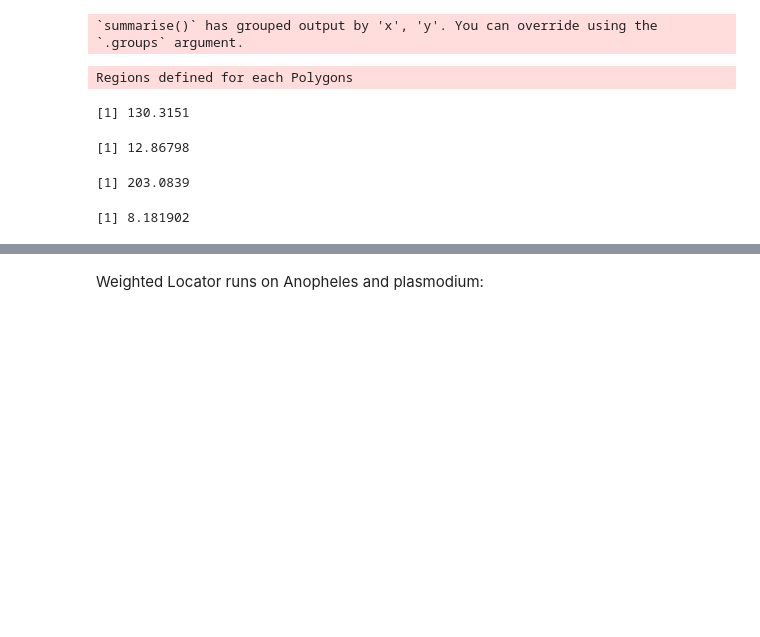
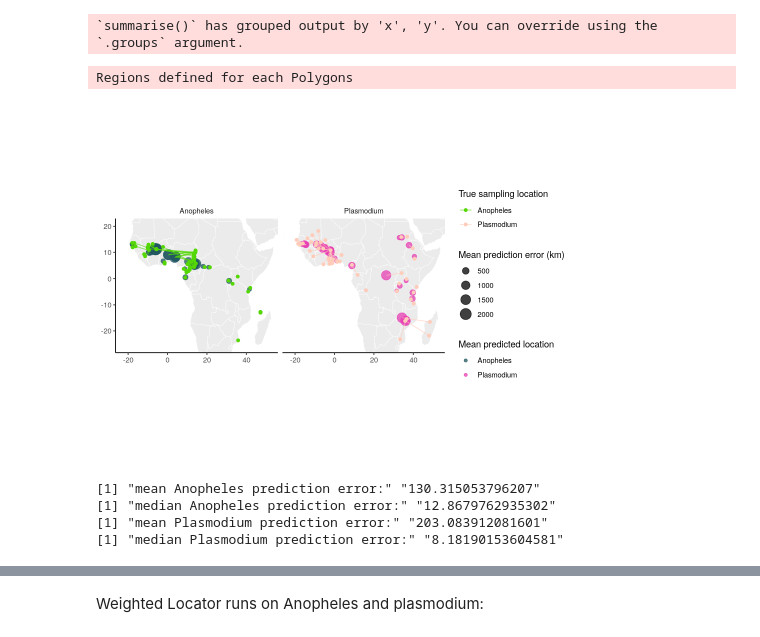
Before and after one commit to clararehmann/locator-residuals, a Jupyter notebook: figures.ipynb, the cells around one changed output, grey strips where cells are left out. Cells and saved outputs as stored; diff of their text form; code cells hidden in the pictures; blank space fills up the shorter version.

```diff
--- a/figures.ipynb
+++ b/figures.ipynb
@@ -87,25 +93,31 @@ mean <- colMeans(afgroup[,c('x','y','error','kd_x_mean','kd_y_mean')])
 
 summary <- rbind(summary, data.table(x=mean['x'], y=mean['y'], error=mean['error'], kd_x_mean=mean['kd_x_mean'], kd_y_mean=mean['kd_y_mean'], organism='anopheles'))
 # %%
-pred_plot <- ggplot()+theme_classic()+
+pred_plot <- ggplot()+theme_classic()+ labs(xlab='Longitude',ylab='Latitude',error='Mean prediction error') +
             # plot map
             coord_map(projection = "mollweide",
                    xlim=c(min(na.omit(c(summary$kd_x_mean,summary$x)))-2.5,
                           max(na.omit(c(summary$kd_x_mean,summary$x)))+2.5),
                    ylim=c(min(na.omit(c(summary$kd_y_mean,summary$y)))-2.5,
                           max(na.omit(c(summary$kd_y_mean,summary$y)))+2.5))+
             geom_polygon(data=fortify(map),aes(x=long,y=lat,group=group),fill="#ebebeb",color="white",lwd=0.2)+
                             theme(axis.title = element_blank())+
+            geom_point(summary, mapping=aes(x=kd_x_mean, y=kd_y_mean, group=organism, color=organism, size=error), alpha=0.75) +
+            guides(size = guide_legend(title = "Mean prediction error (km)")) +
+            scale_color_manual(name="Mean predicted location", values=c("anopheles"=agdark, "plasmodium"=pflight), labels=c("Anopheles","Plasmodium")) +
+
+            new_scale_colour() +
             geom_point(summary, mapping=aes(x=x, y=y, group=organism, color=organism)) +
-            scale_color_manual(name="Location", values=c(aglight, pfdark)) +
-            new_scale_colour() +
+            scale_color_manual(name="True sampling location", values=c("anopheles"=aglight, "plasmodium"=pfdark), labels=c("Anopheles","Plasmodium")) +
             geom_segment(summary, mapping=aes(x=x, y=y, xend=kd_x_mean, yend=kd_y_mean, group=organism, color=organism), alpha=0.6) +
-            scale_color_manual(values=c(aglight, pfdark)) +
-            new_scale_colour() +
-            geom_point(summary, mapping=aes(x=kd_x_mean, y=kd_y_mean, group=organism, color=organism, size=error), alpha=0.75) +
-            scale_color_manual(values=c(agdark, pflight))
+            #scale_color_manual(values=c(aglight, pfdark), labels=NULL, name=NULL, guide="none") +
+
+            facet_wrap(~organism, labeller = labeller(organism = c('anopheles'='Anopheles','plasmodium'='Plasmodium'))) + theme( strip.background = element_blank() )
+
+pred_plot
 # %% [output]
 Regions defined for each Polygons
+[figure, added]
 # %%
 agemperr <- pd[pd$organism=='anopheles',]$error
 agd <- ggplot(mapping = aes(pd[pd$organism=='anopheles',]$error))+theme_classic()+
@@ -122,12 +134,12 @@ pfd <- ggplot(mapping = aes(pd[pd$organism=='plasmodium',]$error))+theme_classic
         axis.text.y = element_blank())+
         expand_limits(x=0, y=0)+scale_x_continuous(trans='log10')
 # %%
-mean(pd[pd$organism=='anopheles',]$error)
-median(pd[pd$organism=='anopheles',]$error)
-mean(pd[pd$organism=='plasmodium',]$error)
-median(pd[pd$organism=='plasmodium',]$error)
+print(c('mean Anopheles prediction error:', mean(pd[pd$organism=='anopheles',]$error)))
+print(c('median Anopheles prediction error:',median(pd[pd$organism=='anopheles',]$error)))
+print(c('mean Plasmodium prediction error:',mean(pd[pd$organism=='plasmodium',]$error)))
+print(c('median Plasmodium prediction error:',median(pd[pd$organism=='plasmodium',]$error)))
 # %% [output]
-[1] 130.3151
+[1] "mean Anopheles prediction error:" "130.315053796207"
+[1] "median Anopheles prediction error:" "12.8679762935302"
+[1] "mean Plasmodium prediction error:" "203.083912081601"
+[1] "median Plasmodium prediction error:" "8.18190153604581"
-[1] 12.86798
-[1] 203.0839
-[1] 8.181902
```
Also changed, not shown: parts of 56 cells of this notebook.
